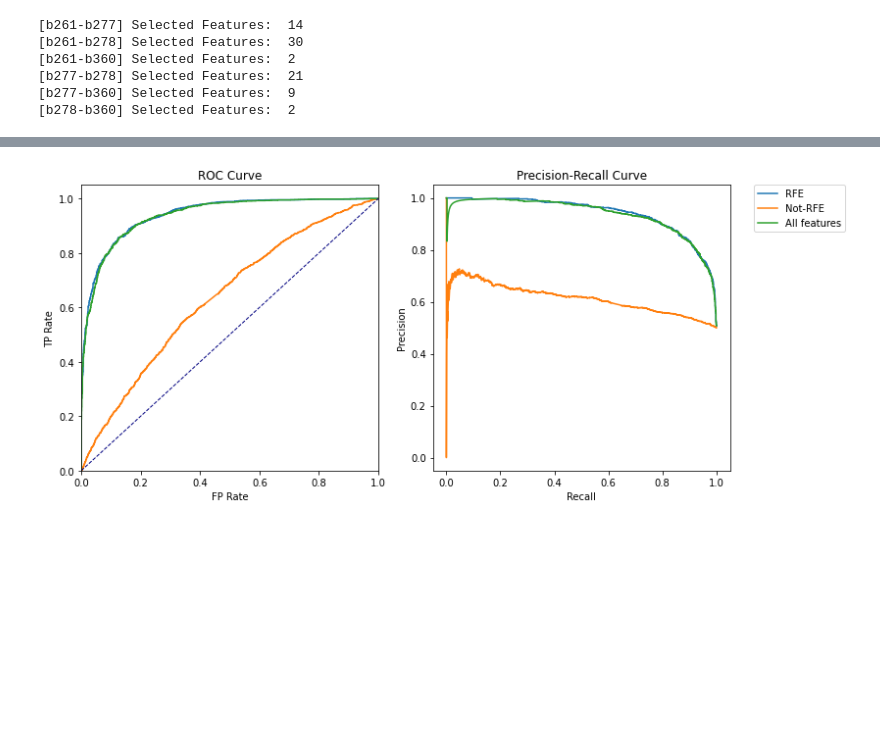
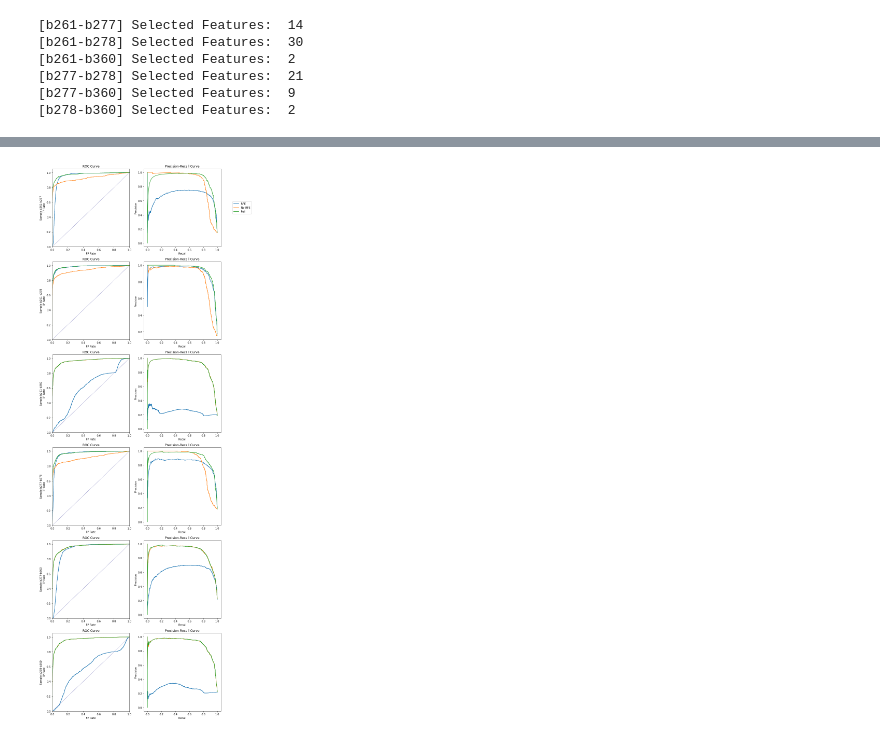
Before and after one commit to leliel12/denoise, a Jupyter notebook: 05_FS_analysis.ipynb, the cells around one changed output, grey strips where cells are left out. Cells and saved outputs as stored; diff of their text form; code cells hidden in the pictures; blank space fills up the shorter version.

```diff
--- a/05_FS_analysis.ipynb
+++ b/05_FS_analysis.ipynb
@@ -248,5 +140,5 @@ array(['Beyond1Std', 'Con', 'FluxPercentileRatioMid20',
 # %%
-def execute_kfold(clf_name, clasificator, sample,  X_columns, y_column, nfolds):
+def execute_kfold(*, clf_name, clasificator, sample,  X_columns, y_column, nfolds):
 
     skf = StratifiedKFold(n_splits=nfolds)
 
@@ -285,7 +177,7 @@ def execute_kfold(clf_name, clasificator, sample,  X_columns, y_column, nfolds):
     print(metrics.classification_report(y_tests, predictions))
     print("-" * 80)
 
-    result = Container({
+    result = {
         "clf_name": clf_name,
         "nfolds": nfolds,
         'fpr': fpr,
@@ -296,5 +188,5 @@ def execute_kfold(clf_name, clasificator, sample,  X_columns, y_column, nfolds):
         'real_cls': y_tests,
         'predictions': predictions,
         'probabilities': probabilities,
-        'confusion_matrix': metrics.confusion_matrix(y_tests, predictions)})
+        'confusion_matrix': metrics.confusion_matrix(y_tests, predictions)}
     return result
@@ -361,4 +192,0 @@ Wall time: 2h 20min 41s
-# %%
-clf = Container(joblib.load("results/model_selection.pkl.bz2")[0])
-clf["clf_name"] = "All features"
-clf["clf_name"]
@@ -367,2 +193,7 @@ clf["clf_name"]
-# %%
-results = [rfe_clf, not_rfe_clf, clf]
+# %%
+_, sdata, _ = dataset.load_tile_clf()
+del _
+
+BEST_PARAMS = joblib.load("results/hp_selection.pkl.bz2")
+svcl_params = BEST_PARAMS["svc_linear"].best_params_
+svcl_params
@@ -373,41 +299,57 @@ def roc(results, ax=None, labels=True):
 
     for res in results:
         cname = "{}".format(res.clf_name)
         label = res.clf_name if labels else "_no_legend_"
         ax.plot(res["fpr"], res["tpr"],  label=label)
 
-    ax.plot([0, 1], [0, 1], color='navy', lw=1, linestyle='--')
+    ax.plot([0, 1], [0, 1], color='navy', lw=1, linestyle='--', alpha=.5)
     ax.set_xlim([0.0, 1.0])
     ax.set_ylim([0.0, 1.05])
     ax.set_xlabel('FP Rate')
     ax.set_ylabel('TP Rate')
     ax.set_title('ROC Curve')
 
     return ax
 
 
 def prc(results, ax=None, labels=True):
     if ax == None:
         ax = plt.gca()
 
     for r in results:
         label = r.clf_name if labels else "_no_legend_"
         ax.plot(r.prec_rec_curve[1], r.prec_rec_curve[0], label=label)
 
     ax.set_title("Precision-Recall Curve")
     ax.set_xlabel("Recall")
     ax.set_ylabel("Precision")
 
-fig, ax = plt.subplots(1, 2, figsize=(10, 5))
-roc(results, ax=ax[0])
-prc(results, ax=ax[1], labels=False)
 
-lgd = fig.legend(bbox_to_anchor=(1.15, 0.93))
-fig.tight_layout();
+labels = True
 
-fig.savefig("plots/rfe_curve.pdf", bbox_extra_artists=(lgd,), bbox_inches='tight')
+fig, axs = plt.subplots(6, 2, figsize=(10, 5*6))
+axs = iter(axs)
+for k, sr in buff.items():
+    ax = next(axs)
+    results = []
+    for nn, dat in zip(["RFE", "No-RFE", "Full"], [sr["rfe"], sr["nrfe"], sr["full"]]):
+        dat = Container(dat)
+        dat.clf_name = nn
+        results.append(dat)
+
+    roc(results, ax=ax[0], labels=labels)
+    prc(results, ax=ax[1], labels=False)
+    labels = False
+    y_label = f"Sample {'-'.join(k)}\n{ax[0].get_ylabel()}"
+
+    ax[0].set_ylabel(y_label)
+
+    lgd = fig.legend(bbox_to_anchor=(1.15, 0.93))
+    fig.tight_layout();
+
+# fig.savefig("plots/rfe_curve.pdf", bbox_extra_artists=(lgd,), bbox_inches='tight')
 # %% [output]
-[figure, old version]
+[figure, new version]
 # %%
 rows = []
 for r in results:
```
Also changed, not shown: parts of 20 cells of this notebook, 6 other files.
